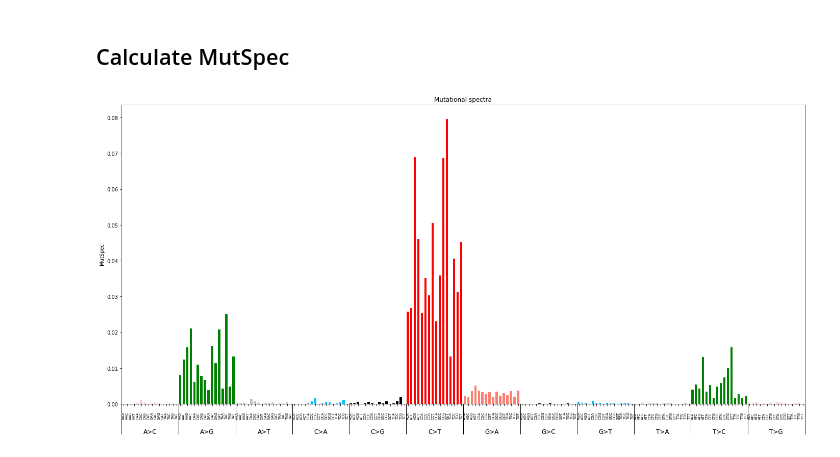
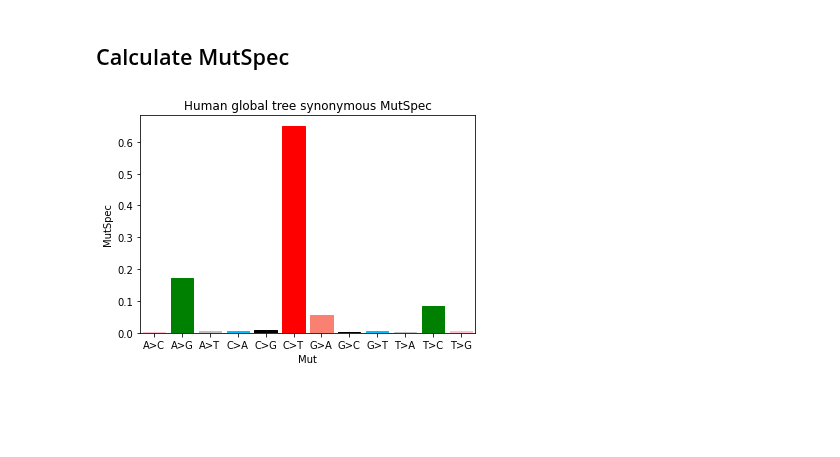
Before and after one commit to mitoclub/mtdnaMutSpecOfCancers, a Jupyter notebook: notebooks/human_global_tree_muts_EDA.ipynb, the cells around one changed output. Drawn from its saved outputs; the diff is of its cells as text; code cells hidden in the pictures; blank space fills up the shorter version.

Commit message:
human_global_tree_mutspec_syn figs and dfs added

```diff
--- a/notebooks/human_global_tree_muts_EDA.ipynb
+++ b/notebooks/human_global_tree_muts_EDA.ipynb
@@ -283,10 +283,17 @@ pd.DataFrame(exp_muts192).sort_index()
 # %%
 muts_filtered["Label"] = 1
 ms192 = calculate_mutspec(muts_filtered, exp_muts192["syn"], use_context=True)
+ms12 = calculate_mutspec(muts_filtered, exp_muts12["syn"], use_context=False)
 
 # Reverse complement of Mut (to heavy strand)
 ms192["Mut"] = ms192.Mut.apply(rev_comp)
+ms12["Mut"] = ms12.Mut.str.translate(translator)
+ms192.sort_values("Mut", inplace=True)
+ms12.sort_values("Mut", inplace=True)
+
+ms12.to_csv("../data/processed/human_global_tree_mutspec12syn.csv", index=None)
+ms192.to_csv("../data/processed/human_global_tree_mutspec192syn.csv", index=None)
-# %%
-plot_mutspec192(ms192)
-# %% [output]
-[figure, removed]
+# %%
+plot_mutspec12(ms12, title="Human global tree synonymous MutSpec", savepath="../figures/human_global_tree_mutspec12syn.pdf")
+# %% [output]
+[figure, added]
```
Also changed, not shown: parts of 1 cell of this notebook, 4 other files.
